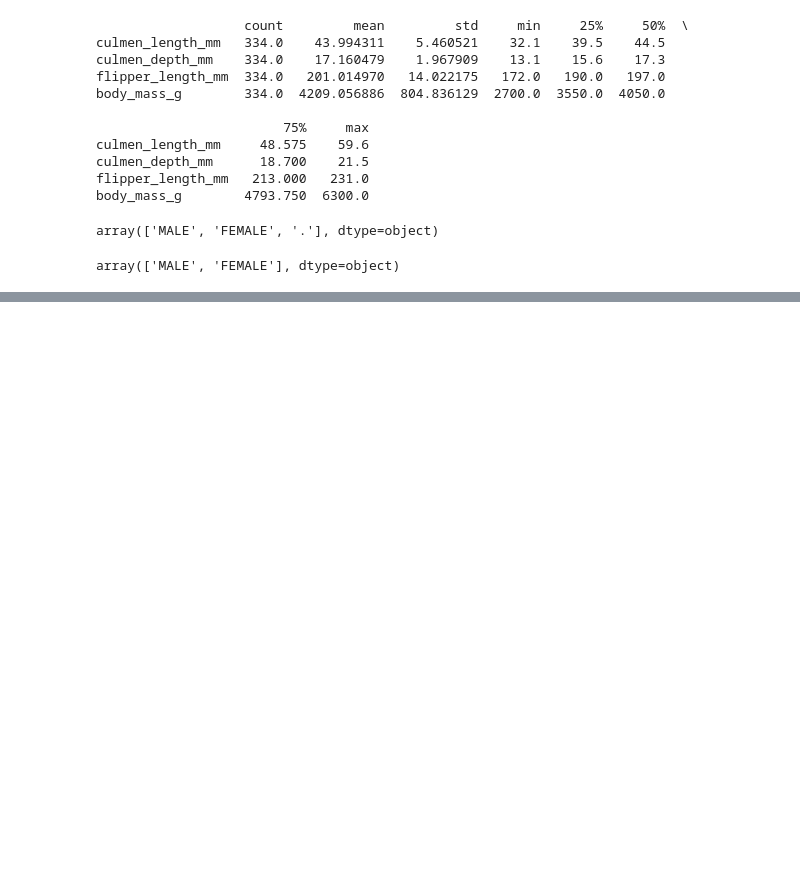
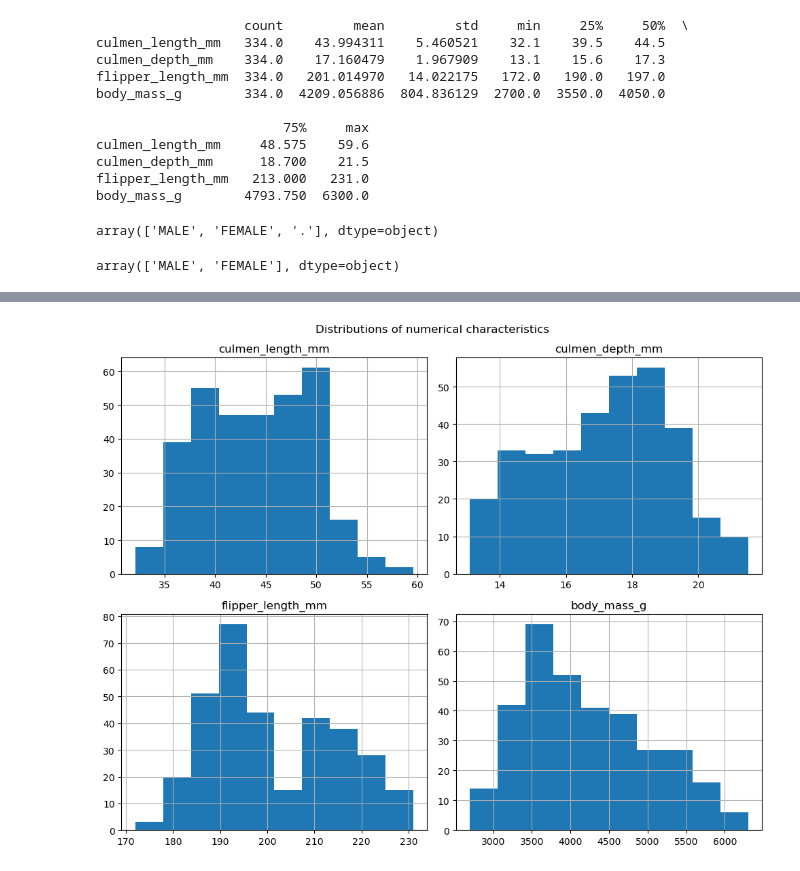
Before and after one commit to mehmetemin-htpoglu/penguin-model-, a Jupyter notebook: penguin.ipynb, the cells around one changed output, grey strips where cells are left out. Saved outputs shown, nothing was run; the diff lists cells and outputs as text; code cells hidden in the pictures; blank space fills up the shorter version.

Commit message:
EDA v2 and Data Visiulation

```diff
--- a/penguin.ipynb
+++ b/penguin.ipynb
@@ -111,0 +159,8 @@ array(['MALE', 'FEMALE'], dtype=object)
+# %%
+# Simple visiulation
+ax = df[numeric_cols].hist(figsize=(10,8))
+plt.suptitle("Distributions of numerical characteristics")
+plt.tight_layout()
+plt.show()
+# %% [output]
+[figure, added]
```
Also changed, not shown: parts of 6 cells of this notebook.
